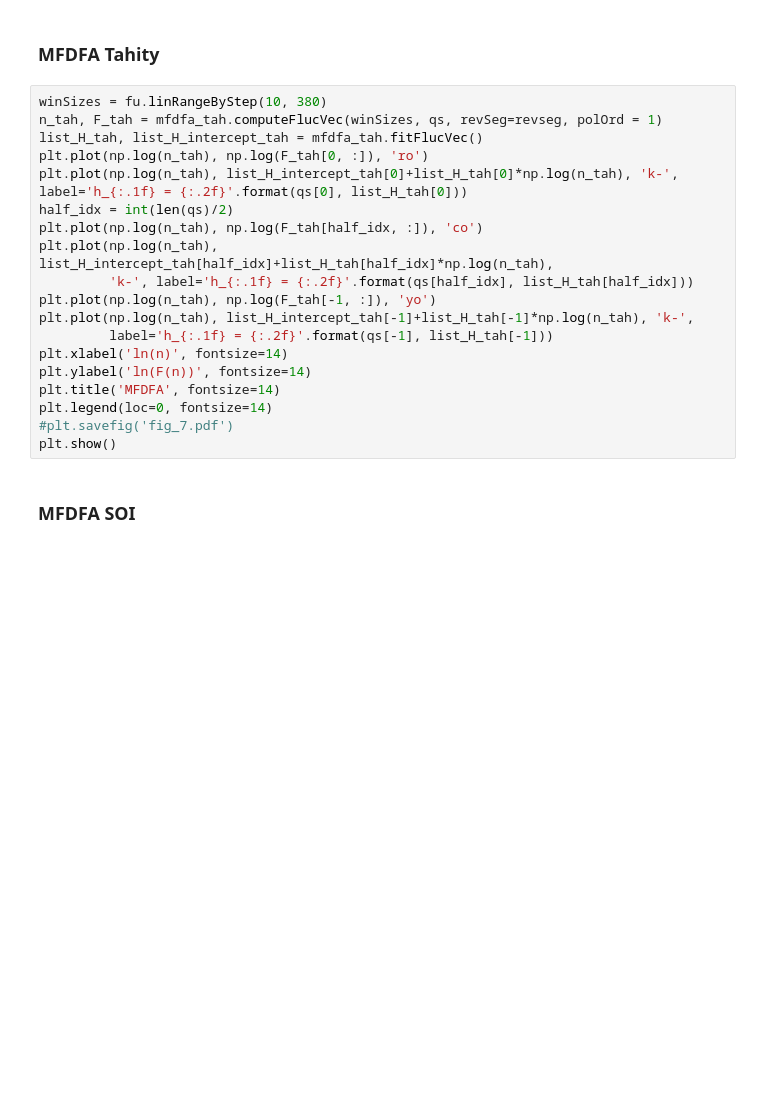
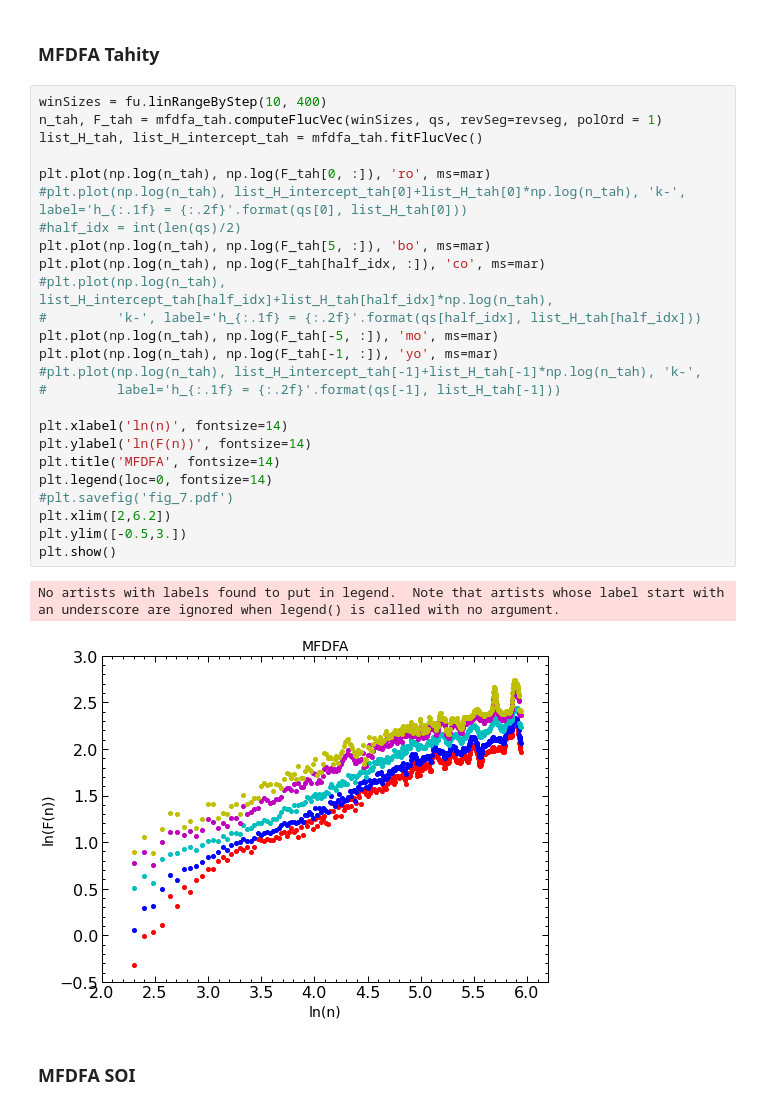
Before and after one commit to sebasjaro/MFDFAX, a Jupyter notebook: Python/El Niño - Southern Oscillation.ipynb, the cells around one changed output. Drawn from its saved outputs; the diff is of its cells as text; blank space fills up the shorter version.

```diff
--- a/Python/El Niño - Southern Oscillation.ipynb
+++ b/Python/El Niño - Southern Oscillation.ipynb
@@ -497,24 +561,33 @@ plt.show()
 # %% [markdown]
 ### MFDFA Tahity
 # %%
-winSizes = fu.linRangeByStep(10, 380)
+winSizes = fu.linRangeByStep(10, 400)
 n_tah, F_tah = mfdfa_tah.computeFlucVec(winSizes, qs, revSeg=revseg, polOrd = 1)
 list_H_tah, list_H_intercept_tah = mfdfa_tah.fitFlucVec()
-plt.plot(np.log(n_tah), np.log(F_tah[0, :]), 'ro')
-plt.plot(np.log(n_tah), list_H_intercept_tah[0]+list_H_tah[0]*np.log(n_tah), 'k-', label='h_{:.1f} = {:.2f}'.format(qs[0], list_H_tah[0]))
-half_idx = int(len(qs)/2)
-plt.plot(np.log(n_tah), np.log(F_tah[half_idx, :]), 'co')
-plt.plot(np.log(n_tah), list_H_intercept_tah[half_idx]+list_H_tah[half_idx]*np.log(n_tah),
-         'k-', label='h_{:.1f} = {:.2f}'.format(qs[half_idx], list_H_tah[half_idx]))
-plt.plot(np.log(n_tah), np.log(F_tah[-1, :]), 'yo')
-plt.plot(np.log(n_tah), list_H_intercept_tah[-1]+list_H_tah[-1]*np.log(n_tah), 'k-',
-         label='h_{:.1f} = {:.2f}'.format(qs[-1], list_H_tah[-1]))
+
+plt.plot(np.log(n_tah), np.log(F_tah[0, :]), 'ro', ms=mar)
+#plt.plot(np.log(n_tah), list_H_intercept_tah[0]+list_H_tah[0]*np.log(n_tah), 'k-', label='h_{:.1f} = {:.2f}'.format(qs[0], list_H_tah[0]))
+#half_idx = int(len(qs)/2)
+plt.plot(np.log(n_tah), np.log(F_tah[5, :]), 'bo', ms=mar)
+plt.plot(np.log(n_tah), np.log(F_tah[half_idx, :]), 'co', ms=mar)
+#plt.plot(np.log(n_tah), list_H_intercept_tah[half_idx]+list_H_tah[half_idx]*np.log(n_tah),
+#         'k-', label='h_{:.1f} = {:.2f}'.format(qs[half_idx], list_H_tah[half_idx]))
+plt.plot(np.log(n_tah), np.log(F_tah[-5, :]), 'mo', ms=mar)
+plt.plot(np.log(n_tah), np.log(F_tah[-1, :]), 'yo', ms=mar)
+#plt.plot(np.log(n_tah), list_H_intercept_tah[-1]+list_H_tah[-1]*np.log(n_tah), 'k-',
+#         label='h_{:.1f} = {:.2f}'.format(qs[-1], list_H_tah[-1]))
+
 plt.xlabel('ln(n)', fontsize=14)
 plt.ylabel('ln(F(n))', fontsize=14)
 plt.title('MFDFA', fontsize=14)
 plt.legend(loc=0, fontsize=14)
 #plt.savefig('fig_7.pdf')
+plt.xlim([2,6.2])
+plt.ylim([-0.5,3.])
 plt.show()
+# %% [output]
+No artists with labels found to put in legend.  Note that artists whose label start with an underscore are ignored when legend() is called with no argument.
+[figure, added]
 # %% [markdown]
 ### MFDFA SOI
 # %%
```
Also changed, not shown: parts of 10 cells of this notebook.
